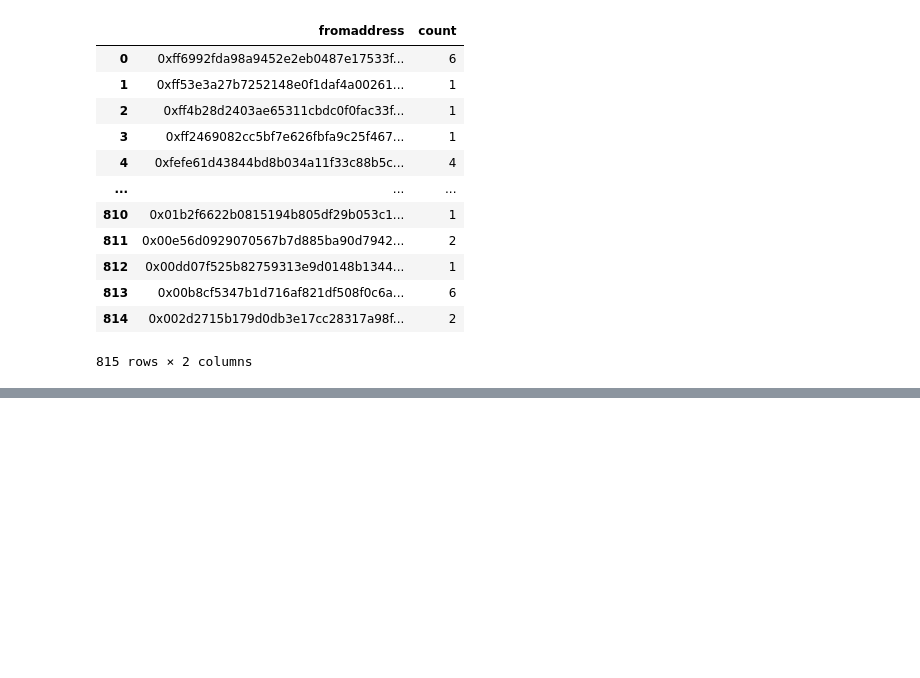
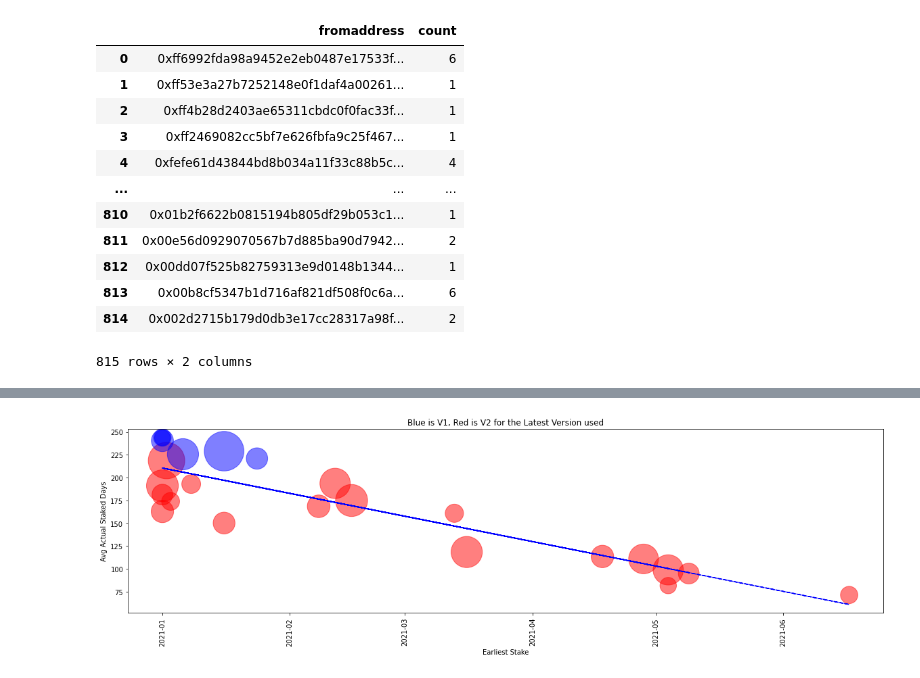
Before and after one commit to seanbhart/flashV2-analysis, a Jupyter notebook: FlashV2_AnalysisSQL.ipynb, the cells around one changed output, grey strips where cells are left out. Cells and saved outputs as stored; diff of their text form; code cells hidden in the pictures; blank space fills up the shorter version.

```diff
--- a/FlashV2_AnalysisSQL.ipynb
+++ b/FlashV2_AnalysisSQL.ipynb
@@ -37,0 +195,26 @@ ORDER BY fromaddress DESC;""",conn)
+# %%
+hodlers = pd.read_sql("""SELECT fromaddress AS "Account", SUM(amountin) as "Total Staked", MIN(stakedatetime) AS "Earliest Stake", AVG(coalesce(unstakedatetime, CURRENT_DATE) - stakedatetime) AS "Avg Actual Staked Days", MAX(flashversion) AS "Latest Version"
+FROM stakes
+WHERE stakedatetime < '2021-07-01'::date AND ((unstakedatetime - stakedatetime >= 90 OR unstakedatetime IS null) AND totalstakeddays >= 90)
+GROUP BY fromaddress
+HAVING SUM(amountin) > 100000
+ORDER BY "Total Staked" DESC;""",conn)
+
+colors = ["Red" if v==2 else "Blue" for v in hodlers["Latest Version"]]
+ax = hodlers.plot.scatter(x="Earliest Stake", y="Avg Actual Staked Days", s=hodlers["Total Staked"] / 200, c=colors, rot=90, alpha=0.5, figsize=(20,5));
+# ax.set_xticklabels(['{:%m-%d}'.format(d) for d in hodlers['earlieststake']])
+# ax.set_xticklabels(['{:%d-:%d}'.format(d.month, d.day) for d in hodlers['earlieststake']])
+# ax.xaxis.set_major_formatter(DateFormatter('%m-%d'))
+# plt.gca().invert_xaxis()
+# plt.text('2021-04-01', 100, 'Brackmard minimum')
+plt.title("Blue is V1, Red is V2 for the Latest Version used")
+
+# Regression Fitting
+x = mdates.date2num(hodlers["Earliest Stake"])
+y = hodlers["Avg Actual Staked Days"]
+z = np.polyfit(x, y, 1)
+p = np.poly1d(z)
+plt.plot(x,p(x),"b--")
+plt.show()
+# %% [output]
+[figure, added]
```
Also changed, not shown: parts of 10 cells of this notebook, 3 other files.
